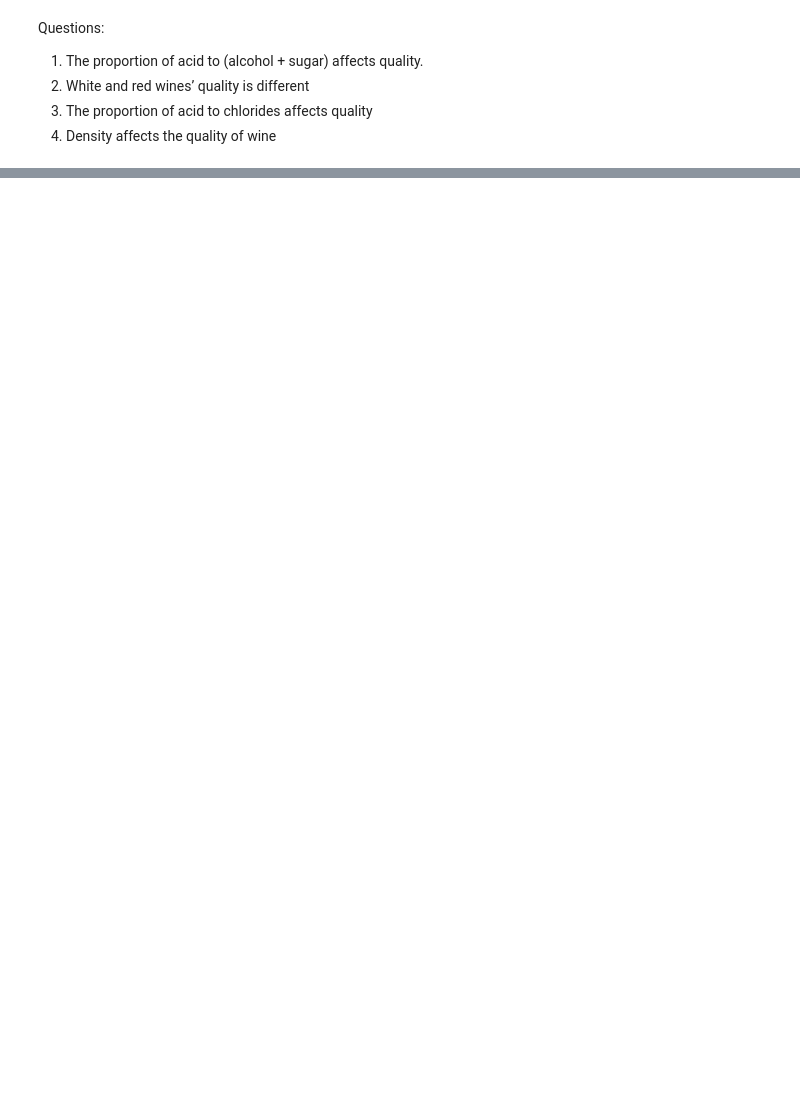
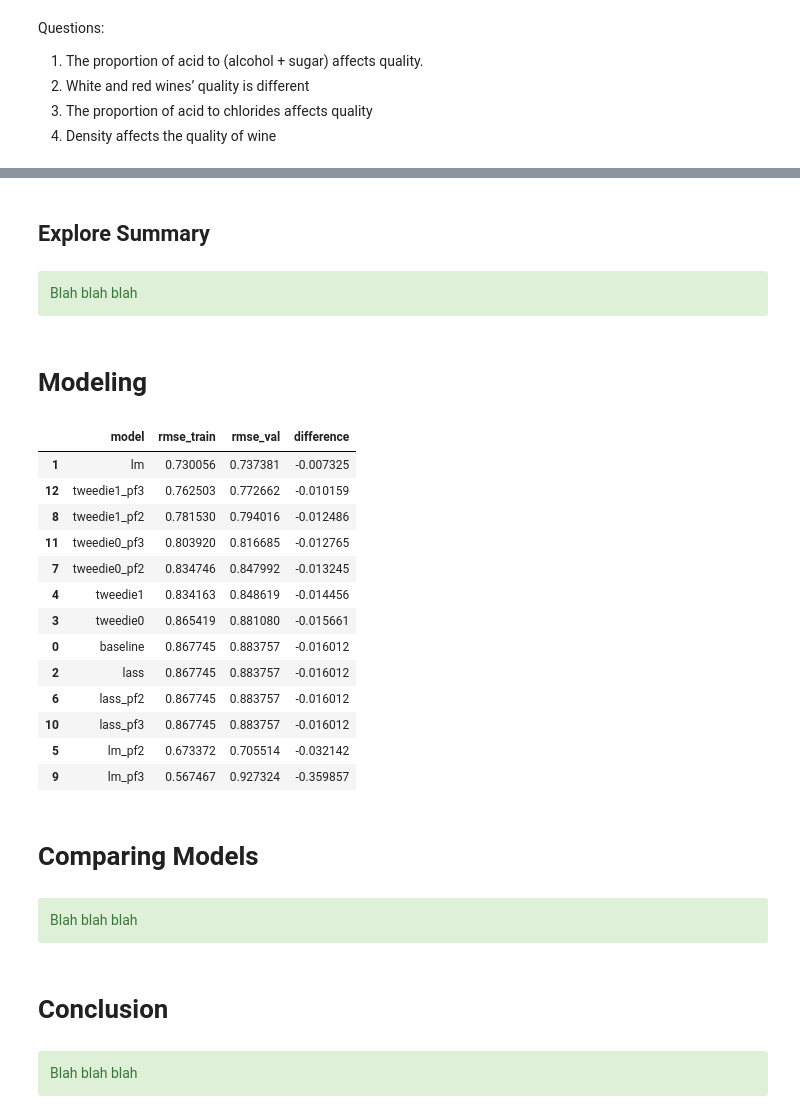
Before and after one commit to richiepmeyer/wine_quality, a Jupyter notebook: final_report.ipynb, the cells around one changed output, grey strips where cells are left out. Drawn from its saved outputs; the diff is of its cells as text; code cells hidden in the pictures; blank space fills up the shorter version.

```diff
--- a/final_report.ipynb
+++ b/final_report.ipynb
@@ -143,2 +81,0 @@ viz.barplot4(train)
-# %%
-m.run_models(X_train_s, X_val_s, X_test_s, y_train, y_val, 'quality').sort_values('rmse_val')
@@ -159,0 +167,38 @@ m.run_models(X_train_s, X_val_s, X_test_s, y_train, y_val, 'quality').sort_value
+# %% [markdown]
+## Explore Summary <a class="tocSkip">
+# %% [markdown]
+<div class="alert alert-success">
+Blah blah blah
+</div>
+# %% [markdown]
+# Modeling <a class="tocSkip">
+# %%
+model = m.run_models(X_train_s, X_val_s, X_test_s, y_train, y_val, 'quality').sort_values('rmse_val')
+model.sort_values('difference', ascending=False)
+# %% [output]
+|  | model | rmse_train | rmse_val | difference |
+| 1 | lm | 0.730056 | 0.737381 | -0.007325 |
+| 12 | tweedie1_pf3 | 0.762503 | 0.772662 | -0.010159 |
+| 8 | tweedie1_pf2 | 0.781530 | 0.794016 | -0.012486 |
+| 11 | tweedie0_pf3 | 0.803920 | 0.816685 | -0.012765 |
+| 7 | tweedie0_pf2 | 0.834746 | 0.847992 | -0.013245 |
+| 4 | tweedie1 | 0.834163 | 0.848619 | -0.014456 |
+| 3 | tweedie0 | 0.865419 | 0.881080 | -0.015661 |
+| 0 | baseline | 0.867745 | 0.883757 | -0.016012 |
+| 2 | lass | 0.867745 | 0.883757 | -0.016012 |
+| 6 | lass_pf2 | 0.867745 | 0.883757 | -0.016012 |
+| 10 | lass_pf3 | 0.867745 | 0.883757 | -0.016012 |
+| 5 | lm_pf2 | 0.673372 | 0.705514 | -0.032142 |
+| 9 | lm_pf3 | 0.567467 | 0.927324 | -0.359857 |
+# %% [markdown]
+# Comparing Models<a class="tocSkip">
+# %% [markdown]
+<div class="alert alert-success">
+Blah blah blah
+</div>
+# %% [markdown]
+# Conclusion <a class="tocSkip">
+# %% [markdown]
+<div class="alert alert-success">
+Blah blah blah
+</div>
```
Also changed, not shown: parts of 57 cells of this notebook, 3 other files.
